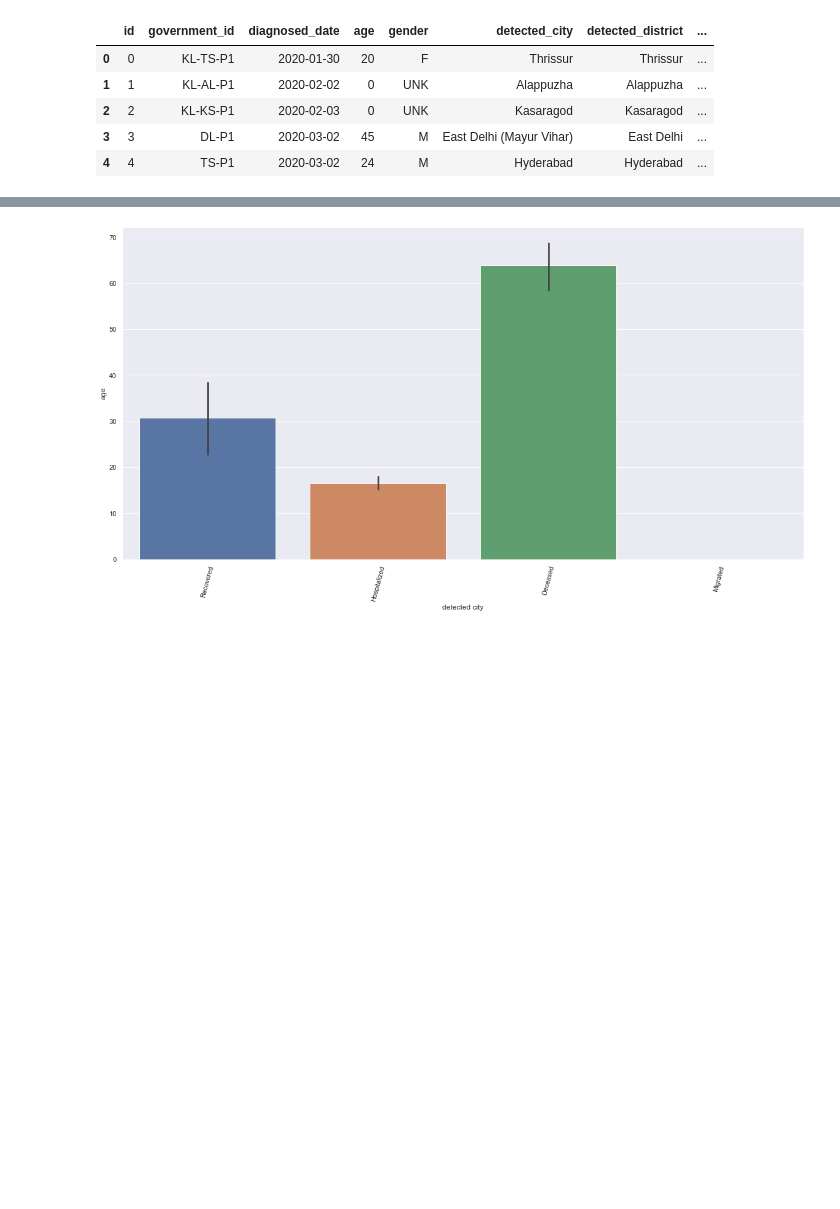
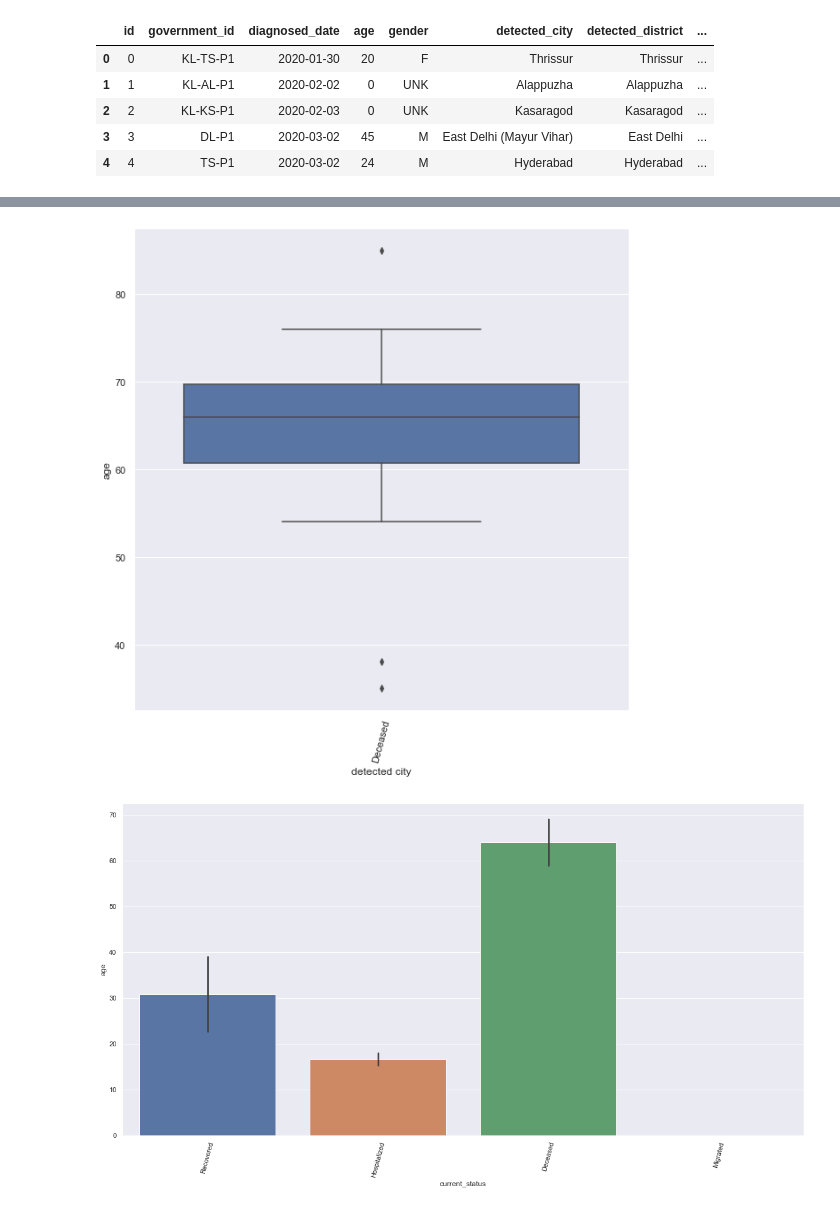
Before and after one commit to indranil180/Covid_19_India, a Jupyter notebook: COVID_India.ipynb, the cells around one changed output, grey strips where cells are left out. Saved outputs shown, nothing was run; the diff lists cells and outputs as text; code cells hidden in the pictures; blank space fills up the shorter version.

```diff
--- a/COVID_India.ipynb
+++ b/COVID_India.ipynb
@@ -457,3 +432,5 @@ dtypes: datetime64[ns](1), int64(2), object(9)
 memory usage: 122.4+ KB
 # %%
 df_individual_tmp['age']= df_individual_tmp['age'].astype('int64')
+# %%
+deceased_age = df_individual_tmp[df_individual_tmp["current_status"]=='Deceased']
@@ -460,3 +439,12 @@ df_individual_tmp['age']= df_individual_tmp['age'].astype('int64')
+# %%
+plt.figure(figsize=(10,10))
+sns.boxplot(deceased_age["current_status"],deceased_age["age"])
+plt.xlabel("detected city")
+plt.xticks(rotation=75)
+plt.ylabel("age")
+plt.show()
+# %% [output]
+[figure, added]
 # %%
 plt.figure(figsize=(20,10))
 sns.barplot(df_individual_tmp["current_status"],df_individual_tmp["age"])
```
Also changed, not shown: parts of 41 cells of this notebook.
